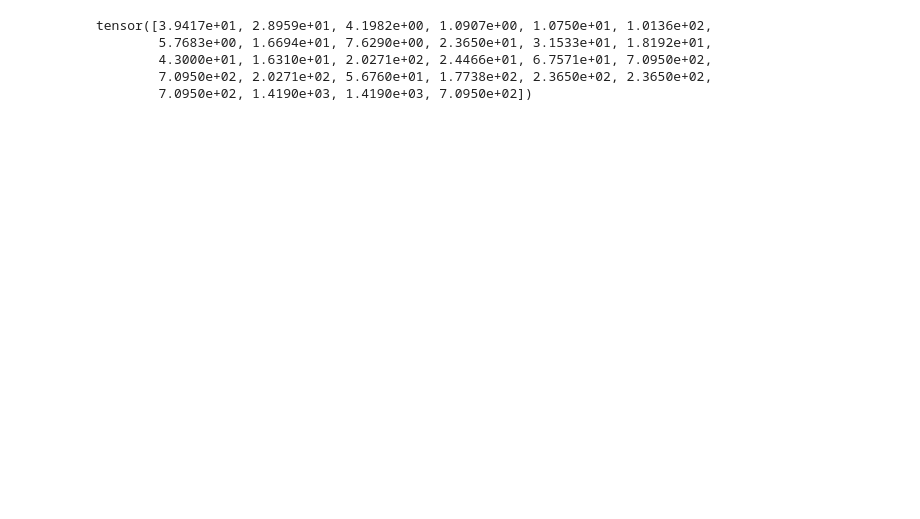
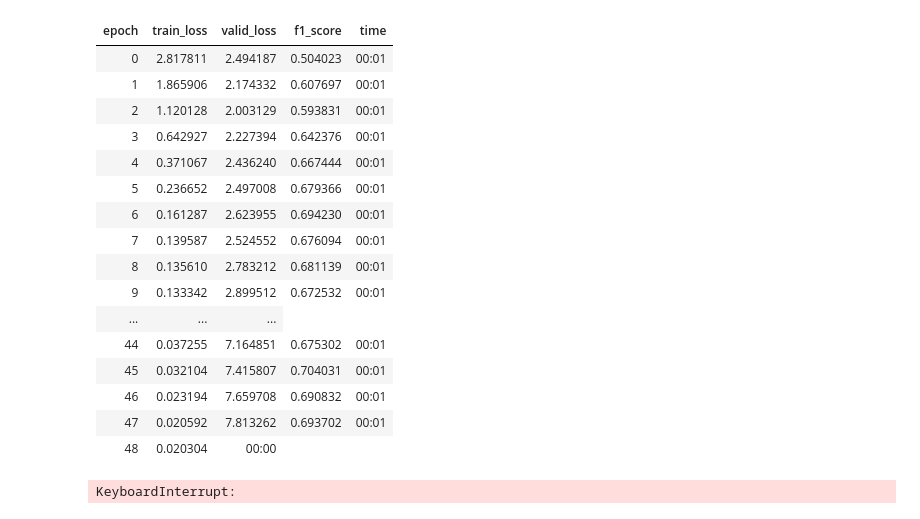
Before and after one commit to valpaq/some_competitions, a Jupyter notebook: agrocode/fastai.ipynb, the cells around one changed output. Drawn from its saved outputs; the diff is of its cells as text; code cells hidden in the pictures; blank space fills up the shorter version.

```diff
--- a/agrocode/fastai.ipynb
+++ b/agrocode/fastai.ipynb
@@ -90,8 +45,0 @@ class_weights=torch.FloatTensor(new_weights)
-# %%
-class_weights
-# %% [output]
-tensor([3.9417e+01, 2.8959e+01, 4.1982e+00, 1.0907e+00, 1.0750e+01, 1.0136e+02,
-        5.7683e+00, 1.6694e+01, 7.6290e+00, 2.3650e+01, 3.1533e+01, 1.8192e+01,
-        4.3000e+01, 1.6310e+01, 2.0271e+02, 2.4466e+01, 6.7571e+01, 7.0950e+02,
-        7.0950e+02, 2.0271e+02, 5.6760e+01, 1.7738e+02, 2.3650e+02, 2.3650e+02,
-        7.0950e+02, 1.4190e+03, 1.4190e+03, 7.0950e+02])
@@ -102,3 +46,25 @@ loss_func = BCEWithLogitsLossFlat(weight=class_weights)
 # %%
-learn = tabular_learner(dls,layers=[586,1024], loss_func=loss_func, metrics=metrics)
+metrics = F1Score(average='weighted')
+loss_func = CrossEntropyLossFlat(weight=class_weights)
+learn = tabular_learner(dls,layers=[586,784], loss_func=loss_func,metrics=[metrics])
+learn.fit(n_epoch=100)
+# %% [output]
+| epoch | train_loss | valid_loss | f1_score | time |
+| 0 | 2.817811 | 2.494187 | 0.504023 | 00:01 |
+| 1 | 1.865906 | 2.174332 | 0.607697 | 00:01 |
+| 2 | 1.120128 | 2.003129 | 0.593831 | 00:01 |
+| 3 | 0.642927 | 2.227394 | 0.642376 | 00:01 |
+| 4 | 0.371067 | 2.436240 | 0.667444 | 00:01 |
+| 5 | 0.236652 | 2.497008 | 0.679366 | 00:01 |
+| 6 | 0.161287 | 2.623955 | 0.694230 | 00:01 |
+| 7 | 0.139587 | 2.524552 | 0.676094 | 00:01 |
+| 8 | 0.135610 | 2.783212 | 0.681139 | 00:01 |
+| 9 | 0.133342 | 2.899512 | 0.672532 | 00:01 |
+| ... | ... | ... |
+| 44 | 0.037255 | 7.164851 | 0.675302 | 00:01 |
+| 45 | 0.032104 | 7.415807 | 0.704031 | 00:01 |
+| 46 | 0.023194 | 7.659708 | 0.690832 | 00:01 |
+| 47 | 0.020592 | 7.813262 | 0.693702 | 00:01 |
+| 48 | 0.020304 | 00:00 |
+KeyboardInterrupt:
 # %%
```
Also changed, not shown: parts of 20 cells of this notebook.
